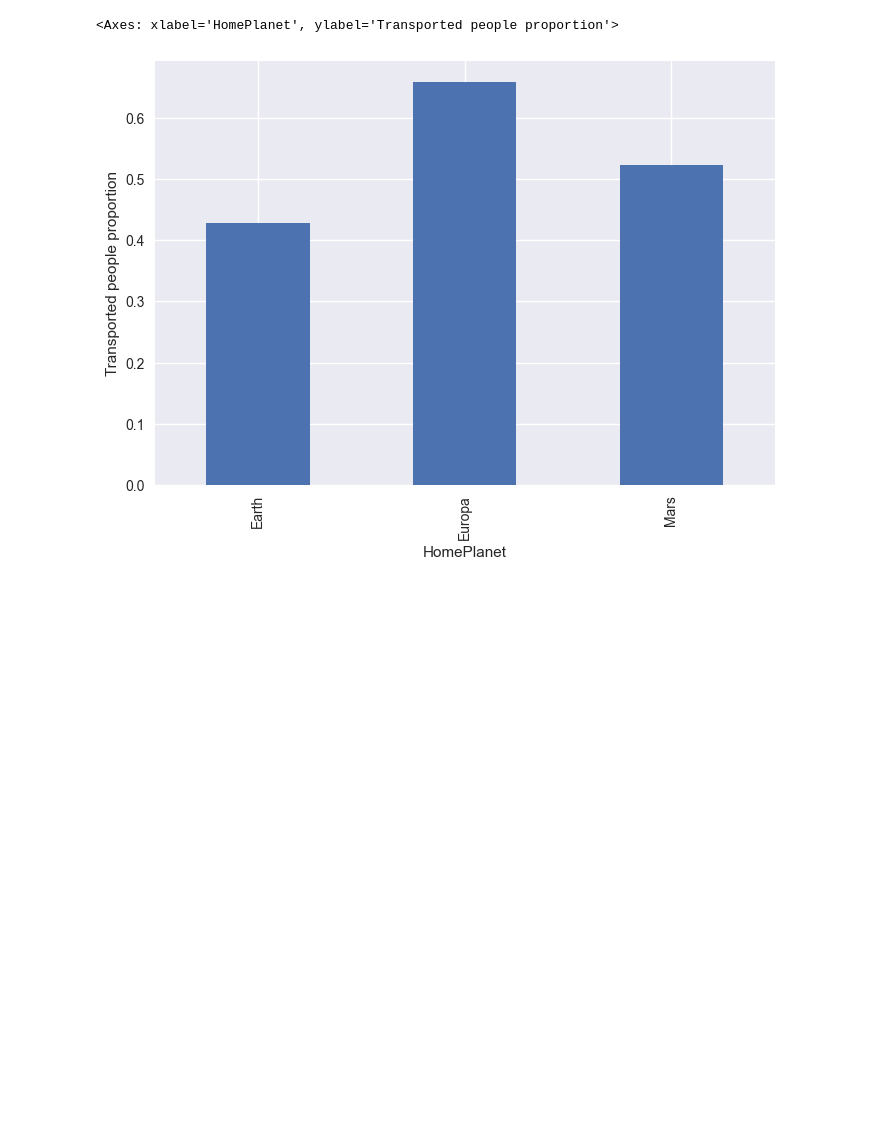
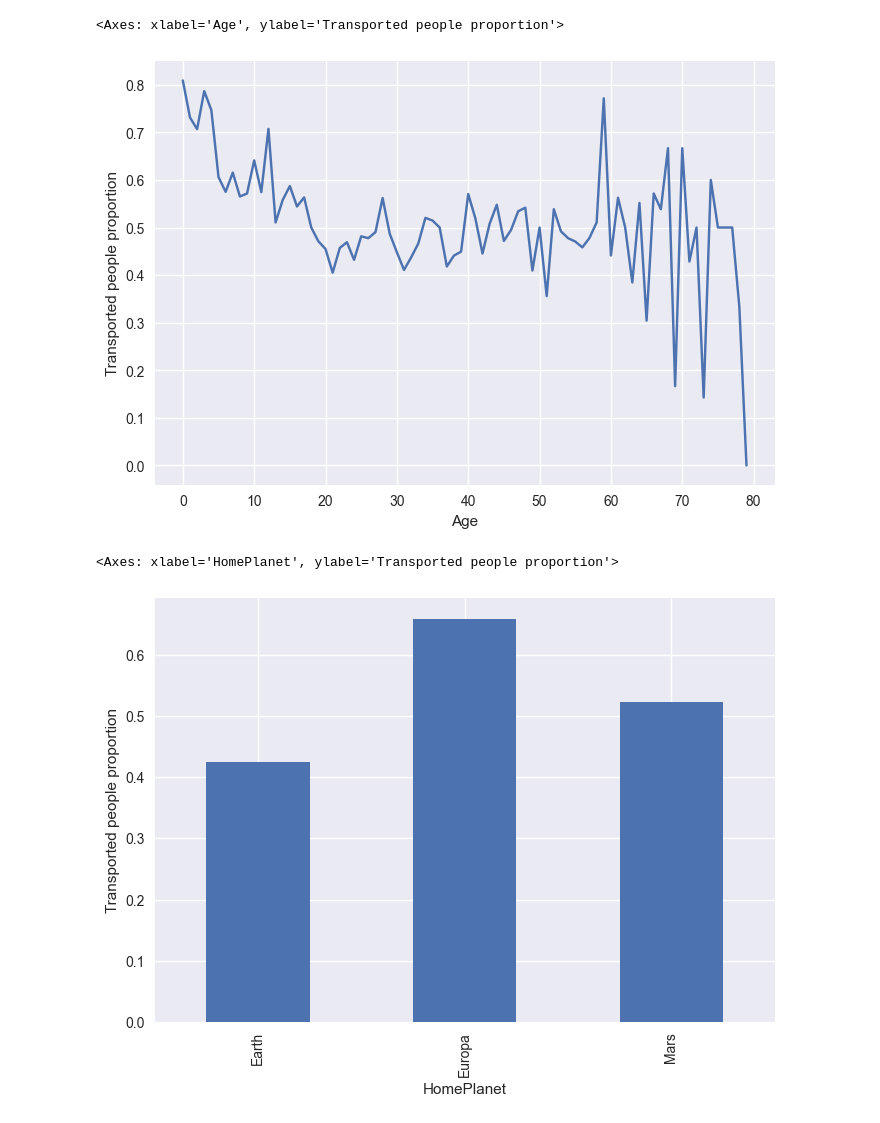
Before and after one commit to UneenU/Spaceship-Titanic-Kaggle, a Jupyter notebook: spaceship.ipynb, the cells around one changed output. Saved outputs shown, nothing was run; the diff lists cells and outputs as text; code cells hidden in the pictures; blank space fills up the shorter version.

```diff
--- a/spaceship.ipynb
+++ b/spaceship.ipynb
@@ -43,30 +35,0 @@ train_data.describe(include=['O'])
-# %%
-train_data = train_data.map(replace_TF)
-
-train_data.loc[train_data['RoomService'].isnull(), 'RoomService'] = train_data['RoomService'].median()
-train_data.loc[train_data['FoodCourt'].isnull(), 'FoodCourt'] = train_data['FoodCourt'].median()
-train_data.loc[train_data['ShoppingMall'].isnull(), 'ShoppingMall'] = train_data['ShoppingMall'].median()
-train_data.loc[train_data['Spa'].isnull(), 'Spa'] = train_data['Spa'].median()
-train_data.loc[train_data['VRDeck'].isnull(), 'VRDeck'] = train_data['VRDeck'].median()
-train_data.loc[train_data['Age'].isnull(), 'Age'] = train_data['Age'].median()
-train_data.loc[train_data['VIP'].isnull(), 'VIP'] = train_data['VIP'].median()
-train_data.loc[train_data['Deck'].isnull(), 'Deck'] = "F"
-train_data.loc[train_data['Side'].isnull(), 'Side'] = 'S'
-train_data.loc[train_data['HomePlanet'].isnull(), 'HomePlanet'] = 'Earth'
-train_data.loc[train_data['CryoSleep'].isnull(), 'CryoSleep'] = train_data['CryoSleep'].median()
-train_data.loc[train_data['Destination'].isnull(), 'Destination'] = 'TRAPPIST-1e'
-
-test_data = test_data.map(replace_TF)
-
-test_data.loc[test_data['RoomService'].isnull(), 'RoomService'] = train_data['RoomService'].median()
-test_data.loc[test_data['FoodCourt'].isnull(), 'FoodCourt'] = train_data['FoodCourt'].median()
-test_data.loc[test_data['ShoppingMall'].isnull(), 'ShoppingMall'] = train_data['ShoppingMall'].median()
-test_data.loc[test_data['Spa'].isnull(), 'Spa'] = train_data['Spa'].median()
-test_data.loc[test_data['VRDeck'].isnull(), 'VRDeck'] = train_data['VRDeck'].median()
-test_data.loc[test_data['Age'].isnull(), 'Age'] = train_data['Age'].median()
-test_data.loc[test_data['VIP'].isnull(), 'VIP'] = train_data['VIP'].median()
-test_data.loc[test_data['Deck'].isnull(), 'Deck'] = "F"
-test_data.loc[test_data['Side'].isnull(), 'Side'] = 'S'
-test_data.loc[test_data['HomePlanet'].isnull(), 'HomePlanet'] = 'Earth'
-test_data.loc[test_data['CryoSleep'].isnull(), 'CryoSleep'] = train_data['CryoSleep'].median()
-test_data.loc[test_data['Destination'].isnull(), 'Destination'] = 'TRAPPIST-1e'
@@ -137,3 +47,8 @@ test_data
+# %%
+train_data.groupby('Age')['Transported'].mean().plot(kind='line', ylabel="Transported people proportion")
+# %% [output]
+<Axes: xlabel='Age', ylabel='Transported people proportion'>
+[figure, added]
 # %%
 train_data.groupby('HomePlanet')['Transported'].mean().plot(kind='bar', ylabel="Transported people proportion")
 # %% [output]
```
Also changed, not shown: parts of 26 cells of this notebook, 1 other file.
